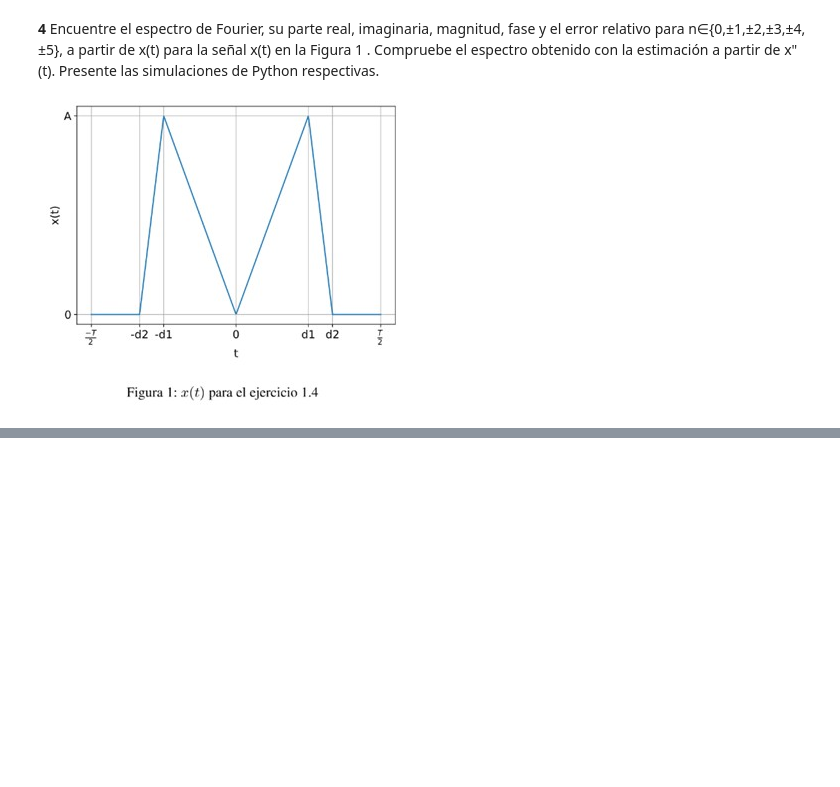
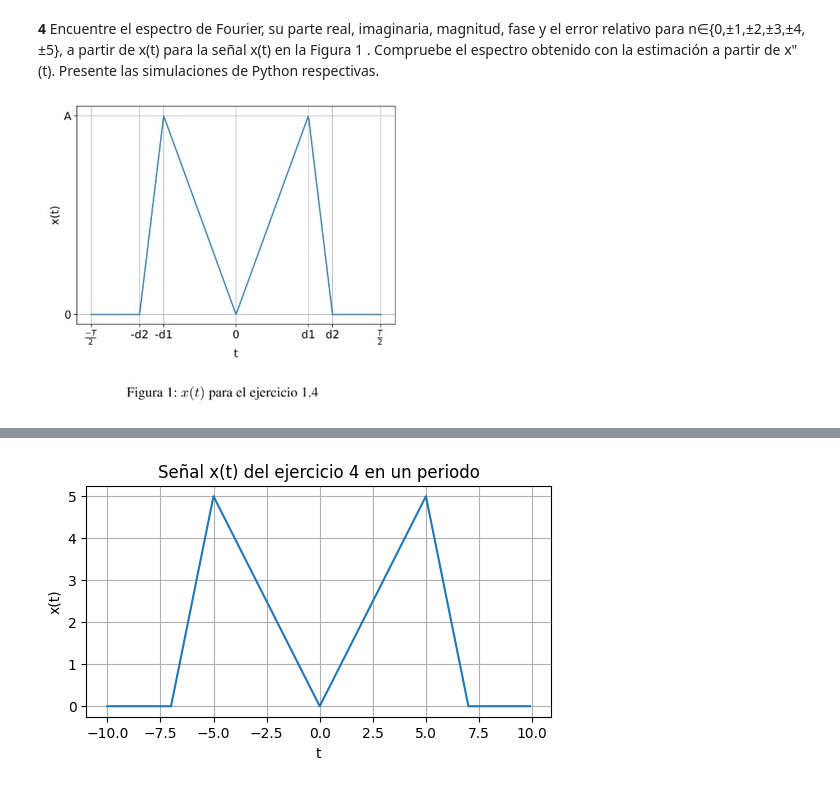
Before and after one commit to juligomez-web/Sys, a Jupyter notebook: Primer_Parcial_Julio_Cesar_Gomez_Copia_de_1_PARCIAL_SYS_.ipynb, the cells around one changed output, grey strips where cells are left out. Cells and saved outputs as stored; diff of their text form; code cells hidden in the pictures; blank space fills up the shorter version.

```diff
--- a/Primer_Parcial_Julio_Cesar_Gomez_Copia_de_1_PARCIAL_SYS_.ipynb
+++ b/Primer_Parcial_Julio_Cesar_Gomez_Copia_de_1_PARCIAL_SYS_.ipynb
@@ -257,0 +283,44 @@ Text(0, 0.5, '$x_{cs}(t)$')
+# %%
+import numpy as np
+import matplotlib.pyplot as plt
+
+# Parámetros de la señal (según el parcial)
+T  = 20          # periodo de la señal
+A  = 5           # altura de la señal
+d2 = 7           # d2 < T/2
+d1 = 5           # d1 < d2
+
+# Muestreo en tiempo
+Fmu = 200 * (1/T)      # frecuencia de muestreo
+Tmu = 1 / Fmu          # periodo de muestreo
+vect = np.arange(-T/2, T/2, Tmu)   # vector de tiempo en un periodo
+
+# Construimos x(t) por tramos
+vecx = np.zeros(len(vect))
+
+# -d2 <= t < -d1  :  x(t) = (A/(d2-d1)) t + A d2/(d2-d1)
+mask1 = (vect >= -d2) & (vect < -d1)
+vecx[mask1] = (A/(d2-d1)) * vect[mask1] + (A*d2)/(d2-d1)
+
+# -d1 <= t < 0    :  x(t) = -A t / d1
+mask2 = (vect >= -d1) & (vect < 0)
+vecx[mask2] = -(A/d1) * vect[mask2]
+
+# 0 <= t < d1     :  x(t) = A t / d1
+mask3 = (vect >= 0) & (vect < d1)
+vecx[mask3] = (A/d1) * vect[mask3]
+
+# d1 <= t < d2    :  x(t) = A/(d1-d2) t + A d2/(d2-d1)
+mask4 = (vect >= d1) & (vect < d2)
+vecx[mask4] = (A/(d1-d2)) * vect[mask4] + (A*d2)/(d2-d1)
+
+# Gráfica de x(t)
+plt.figure(figsize=(6,3))
+plt.plot(vect, vecx)
+plt.xlabel('t')
+plt.ylabel('x(t)')
+plt.grid(True)
+plt.title('Señal x(t) del ejercicio 4 en un periodo')
+plt.show()
+# %% [output]
+[figure, added]
```
Also changed, not shown: parts of 5 cells of this notebook.
